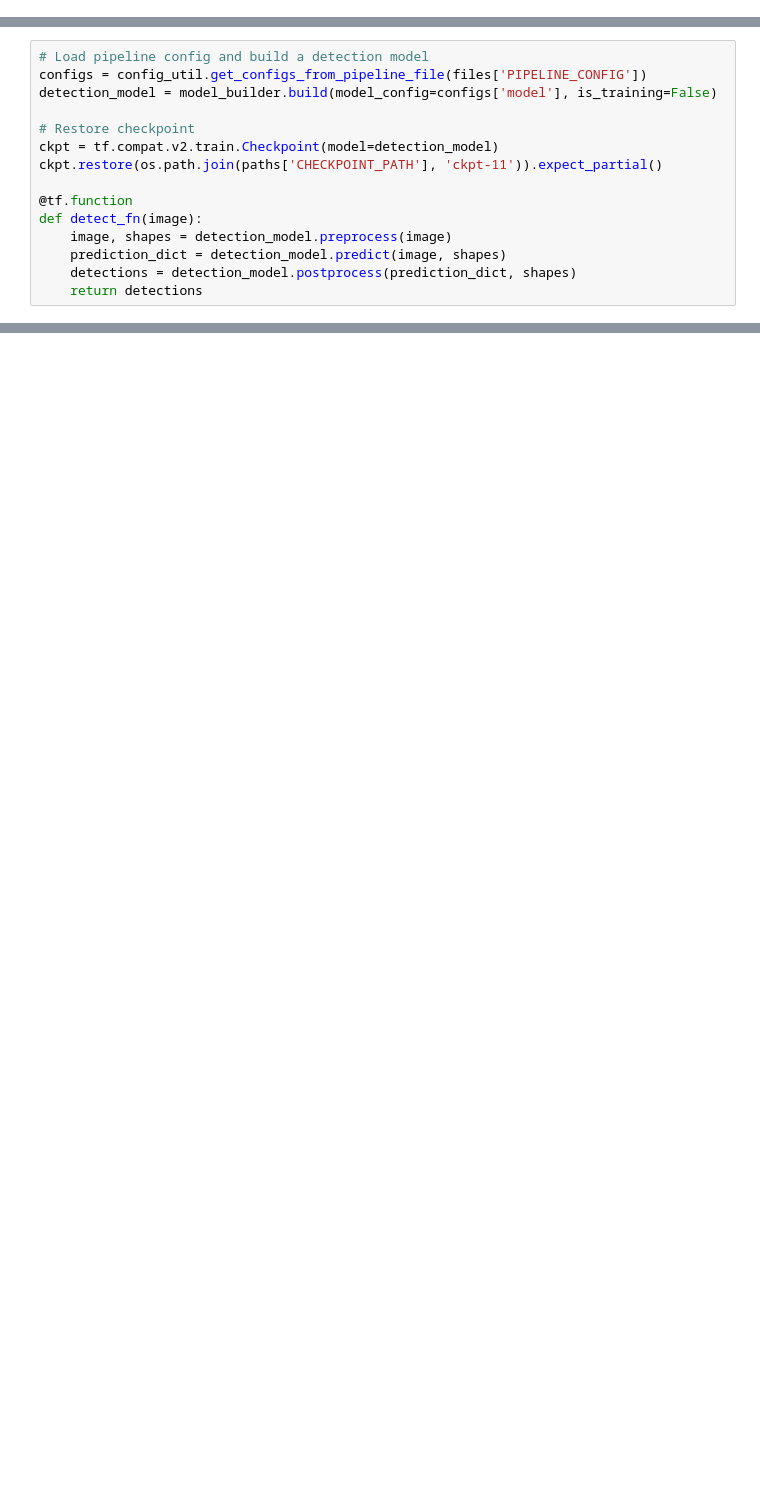
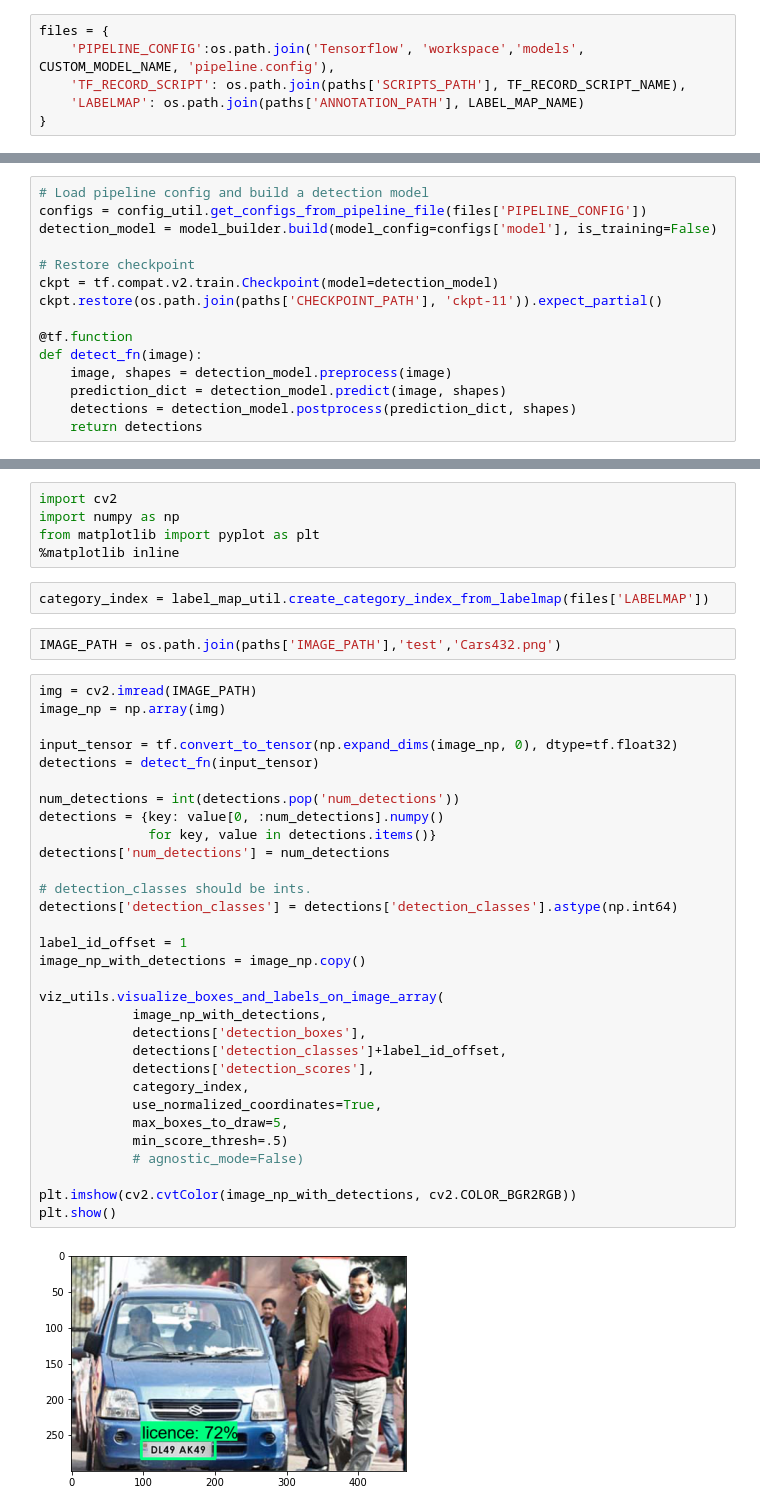
Before and after one commit to Dimuthu-10/Computer-vision-numberplate-reading-model, a Jupyter notebook: notebooks/numberplate-model-3.ipynb, the cells around one changed output, grey strips where cells are left out. Drawn from its saved outputs; the diff is of its cells as text; blank space fills up the shorter version.

Commit message:
finished numberplate model

```diff
--- a/notebooks/numberplate-model-3.ipynb
+++ b/notebooks/numberplate-model-3.ipynb
@@ -29,4 +29,10 @@ paths = {
     'TFLITE_PATH':os.path.join('Tensorflow', 'workspace','models',CUSTOM_MODEL_NAME, 'tfliteexport'),
     'PROTOC_PATH':os.path.join('Tensorflow','protoc')
  }
+# %%
+files = {
+    'PIPELINE_CONFIG':os.path.join('Tensorflow', 'workspace','models', CUSTOM_MODEL_NAME, 'pipeline.config'),
+    'TF_RECORD_SCRIPT': os.path.join(paths['SCRIPTS_PATH'], TF_RECORD_SCRIPT_NAME),
+    'LABELMAP': os.path.join(paths['ANNOTATION_PATH'], LABEL_MAP_NAME)
+}
 # %%
@@ -90,0 +157,42 @@ def detect_fn(image):
+# %%
+import cv2
+import numpy as np
+from matplotlib import pyplot as plt
+%matplotlib inline
+# %%
+category_index = label_map_util.create_category_index_from_labelmap(files['LABELMAP'])
+# %%
+IMAGE_PATH = os.path.join(paths['IMAGE_PATH'],'test','Cars432.png')
+# %%
+img = cv2.imread(IMAGE_PATH)
+image_np = np.array(img)
+
+input_tensor = tf.convert_to_tensor(np.expand_dims(image_np, 0), dtype=tf.float32)
+detections = detect_fn(input_tensor)
+
+num_detections = int(detections.pop('num_detections'))
+detections = {key: value[0, :num_detections].numpy()
+              for key, value in detections.items()}
+detections['num_detections'] = num_detections
+
+# detection_classes should be ints.
+detections['detection_classes'] = detections['detection_classes'].astype(np.int64)
+
+label_id_offset = 1
+image_np_with_detections = image_np.copy()
+
+viz_utils.visualize_boxes_and_labels_on_image_array(
+            image_np_with_detections,
+            detections['detection_boxes'],
+            detections['detection_classes']+label_id_offset,
+            detections['detection_scores'],
+            category_index,
+            use_normalized_coordinates=True,
+            max_boxes_to_draw=5,
+            min_score_thresh=.5)
+            # agnostic_mode=False)
+
+plt.imshow(cv2.cvtColor(image_np_with_detections, cv2.COLOR_BGR2RGB))
+plt.show()
+# %% [output]
+[figure, added]
```
Also changed, not shown: parts of 18 cells of this notebook.
